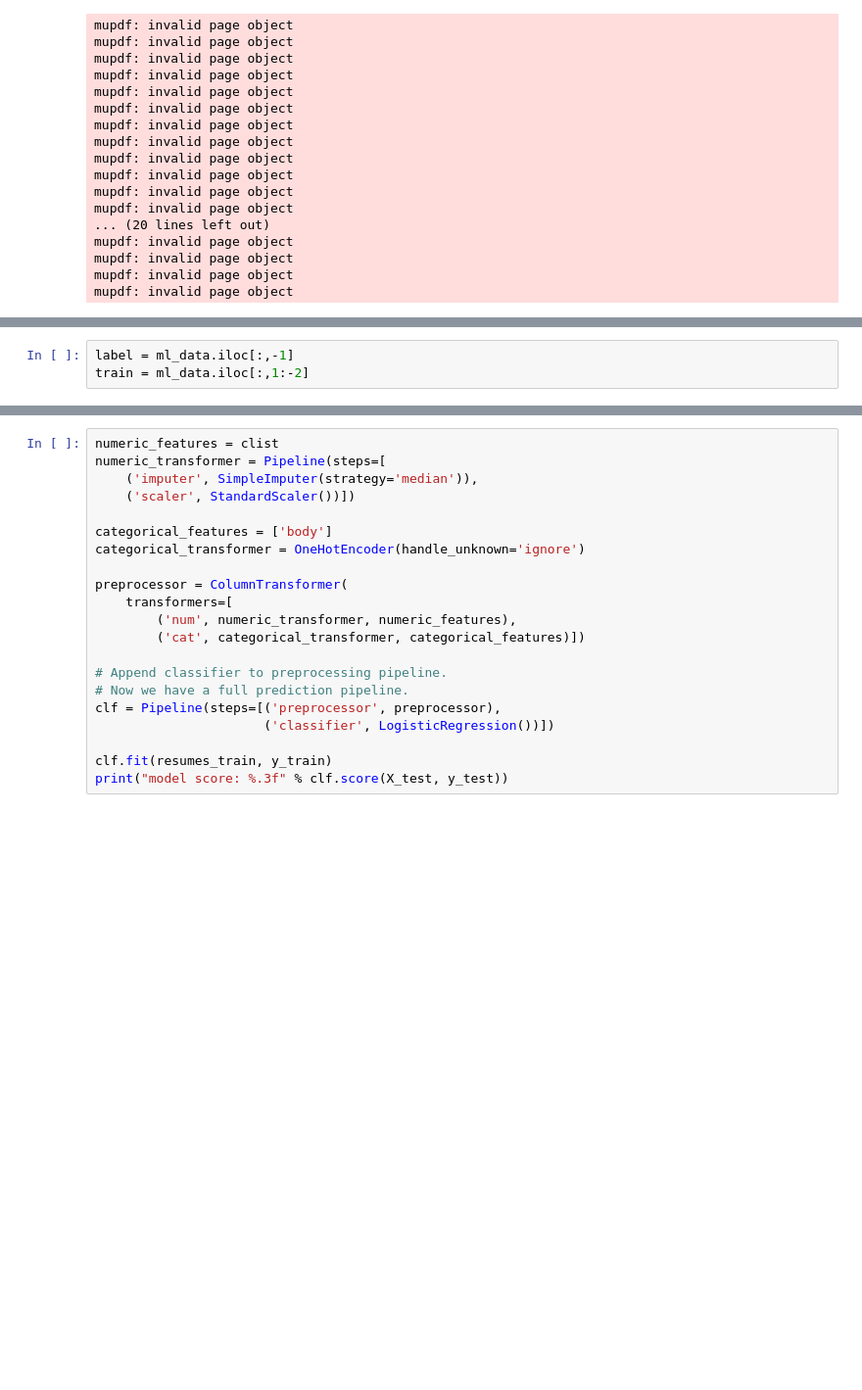
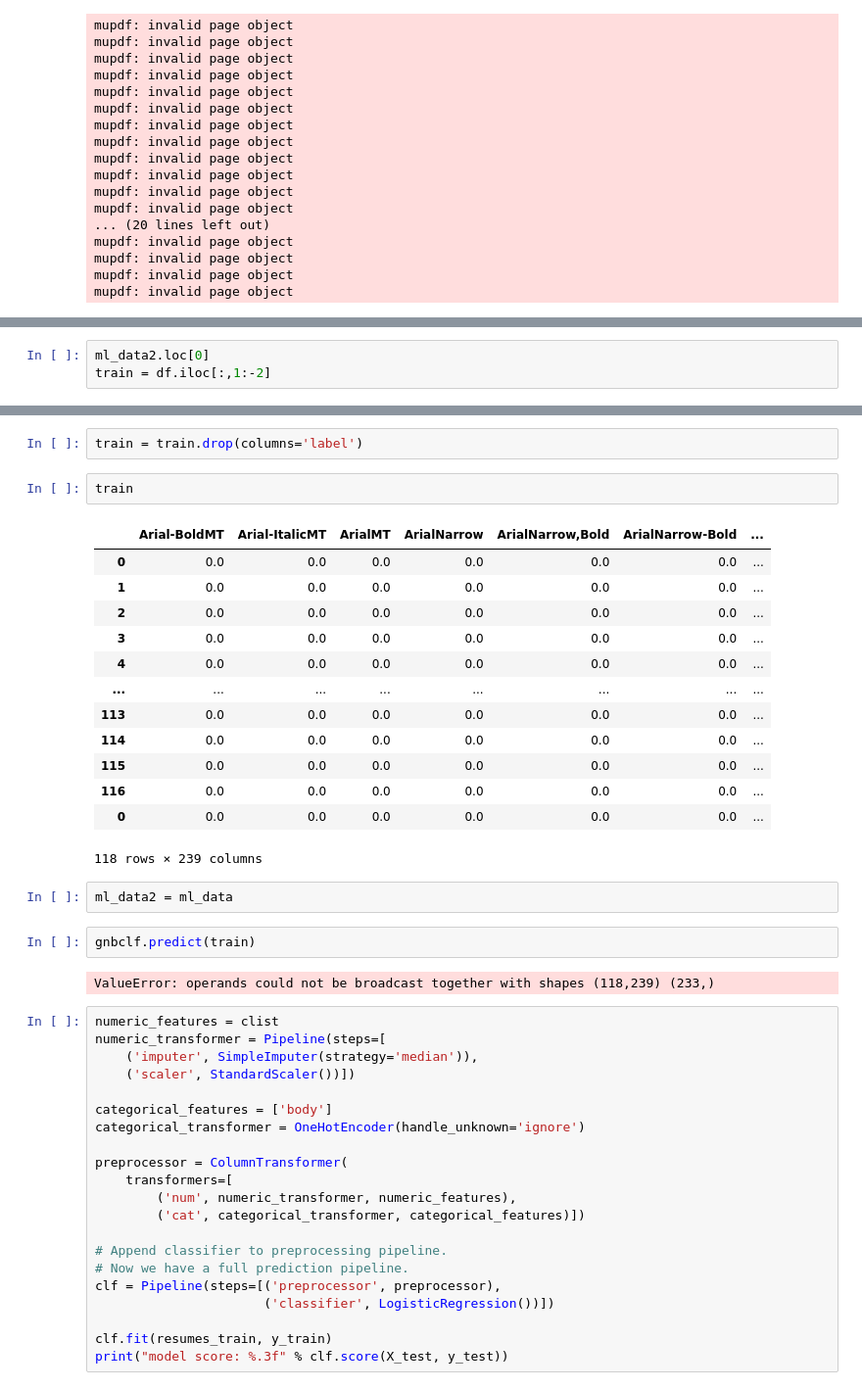
Before and after one commit to ak4728/proposal-automation, a Jupyter notebook: resumeClassifier.ipynb, the cells around one changed output, grey strips where cells are left out. Shown at 98% size. Drawn from its saved outputs; the diff is of its cells as text; blank space fills up the shorter version.

```diff
--- a/resumeClassifier.ipynb
+++ b/resumeClassifier.ipynb
@@ -125,3 +261,3 @@ ml_data = ml_data.drop(columns=['name','fonts','size','color','body'])
 # %%
-label = ml_data.iloc[:,-1]
-train = ml_data.iloc[:,1:-2]
+ml_data2.loc[0]
+train = df.iloc[:,1:-2]
@@ -137,3 +264,27 @@ print(clist)
+# %%
+train = train.drop(columns='label')
+# %%
+train
+# %% [output]
+|  | Arial-BoldMT | Arial-ItalicMT | ArialMT | ArialNarrow | ArialNarrow,Bold | ArialNarrow-Bold | ... |
+| 0 | 0.0 | 0.0 | 0.0 | 0.0 | 0.0 | 0.0 | ... |
+| 1 | 0.0 | 0.0 | 0.0 | 0.0 | 0.0 | 0.0 | ... |
+| 2 | 0.0 | 0.0 | 0.0 | 0.0 | 0.0 | 0.0 | ... |
+| 3 | 0.0 | 0.0 | 0.0 | 0.0 | 0.0 | 0.0 | ... |
+| 4 | 0.0 | 0.0 | 0.0 | 0.0 | 0.0 | 0.0 | ... |
+| ... | ... | ... | ... | ... | ... | ... | ... |
+| 113 | 0.0 | 0.0 | 0.0 | 0.0 | 0.0 | 0.0 | ... |
+| 114 | 0.0 | 0.0 | 0.0 | 0.0 | 0.0 | 0.0 | ... |
+| 115 | 0.0 | 0.0 | 0.0 | 0.0 | 0.0 | 0.0 | ... |
+| 116 | 0.0 | 0.0 | 0.0 | 0.0 | 0.0 | 0.0 | ... |
+| 0 | 0.0 | 0.0 | 0.0 | 0.0 | 0.0 | 0.0 | ... |
+118 rows × 239 columns
+# %%
+ml_data2 = ml_data
+# %%
+gnbclf.predict(train)
+# %% [output]
+ValueError: operands could not be broadcast together with shapes (118,239) (233,)
 # %%
 numeric_features = clist
 numeric_transformer = Pipeline(steps=[
```
Also changed, not shown: parts of 13 cells of this notebook.
